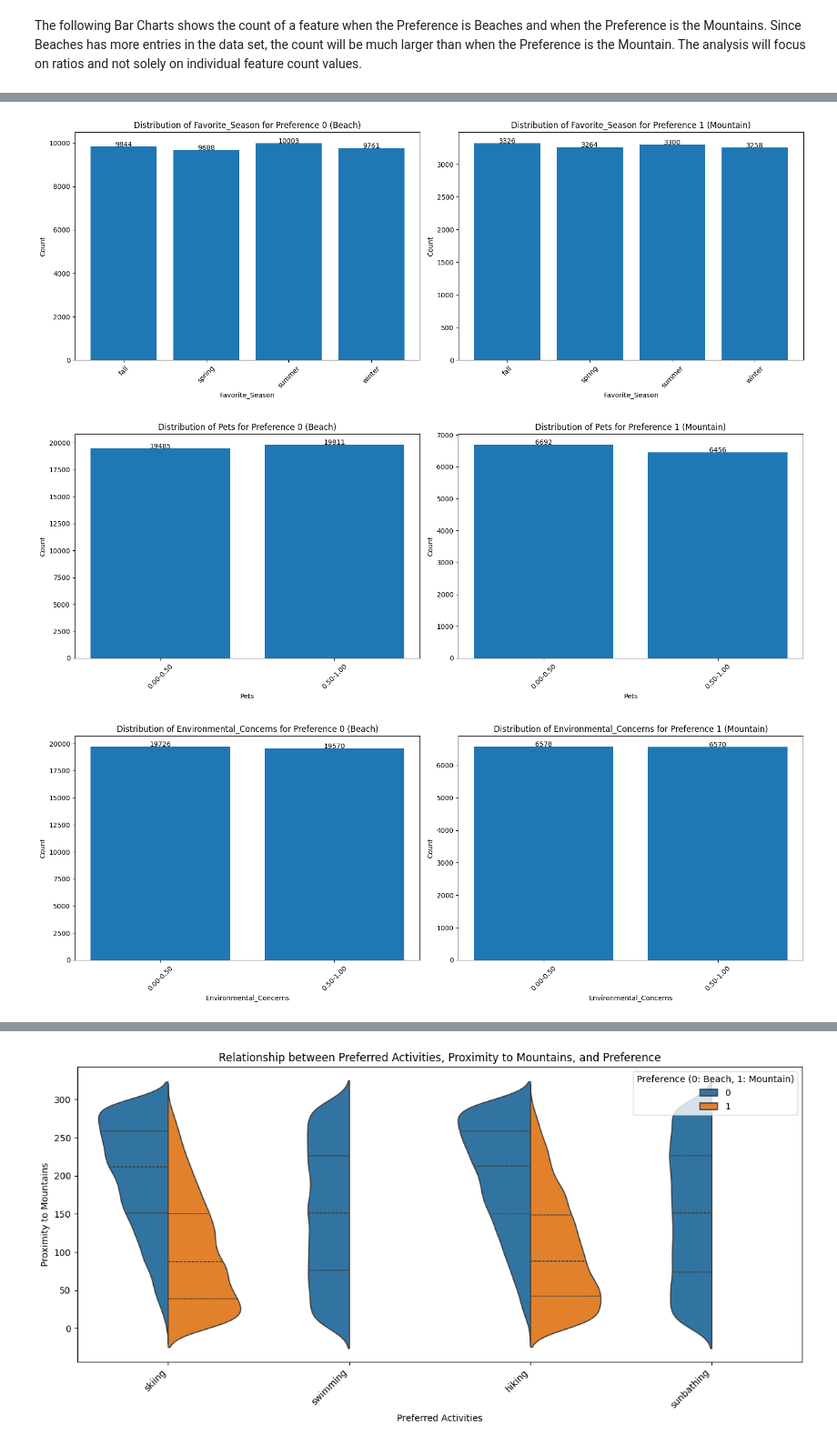
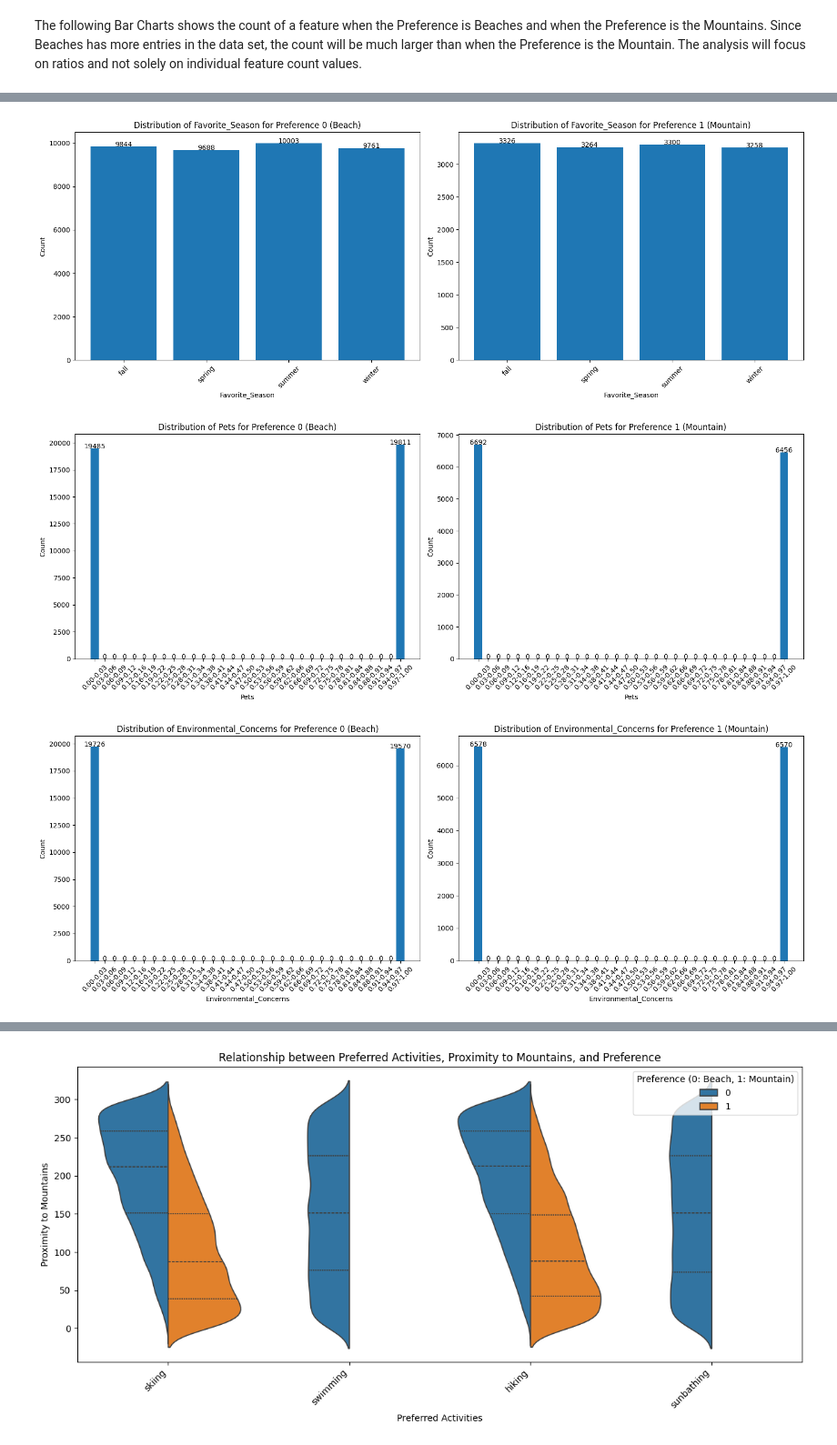
Before and after one commit to MarqueFerg/EDA-Mountains-or-Beach, a Jupyter notebook: EDA_notebook.ipynb, the cells around one changed output, grey strips where cells are left out. Shown at 91% size. Drawn from its saved outputs; the diff is of its cells as text; code cells hidden in the pictures.

```diff
--- a/EDA_notebook.ipynb
+++ b/EDA_notebook.ipynb
@@ -145,5 +145,5 @@ columns_to_plot.remove('Preference')
 
 # Create charts for each column
 for column in columns_to_plot:
-    create_preference_bar_charts(df, column, num_bins=2)  # Adjust num_bins as needed
+    create_preference_bar_charts(df, column, num_bins=32)  # Adjust num_bins as needed
 # %% [output]
@@ -160,4 +160,4 @@ for column in columns_to_plot:
 [figure]
-[figure, old version]
+[figure, new version]
-[figure, old version]
+[figure, new version]
 # %% [markdown]
```
Also changed, not shown: parts of 13 cells of this notebook.
